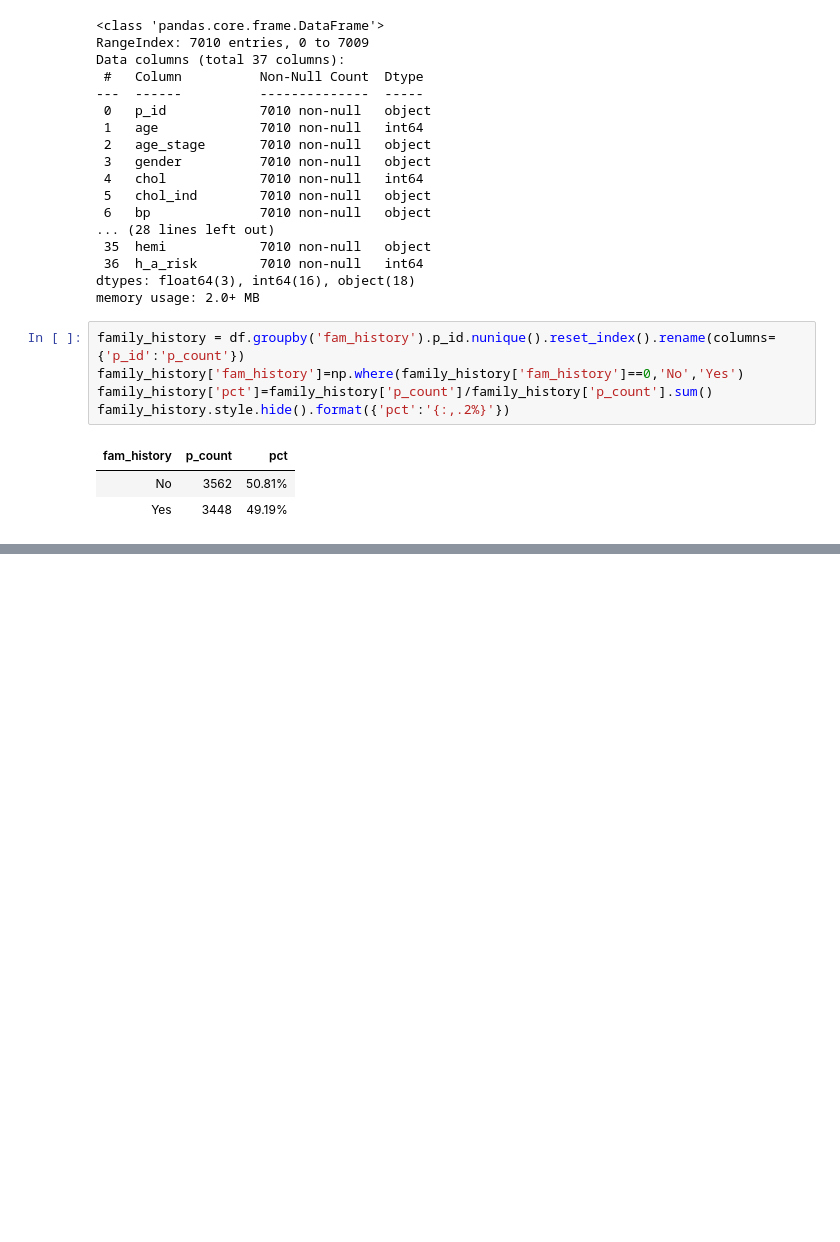
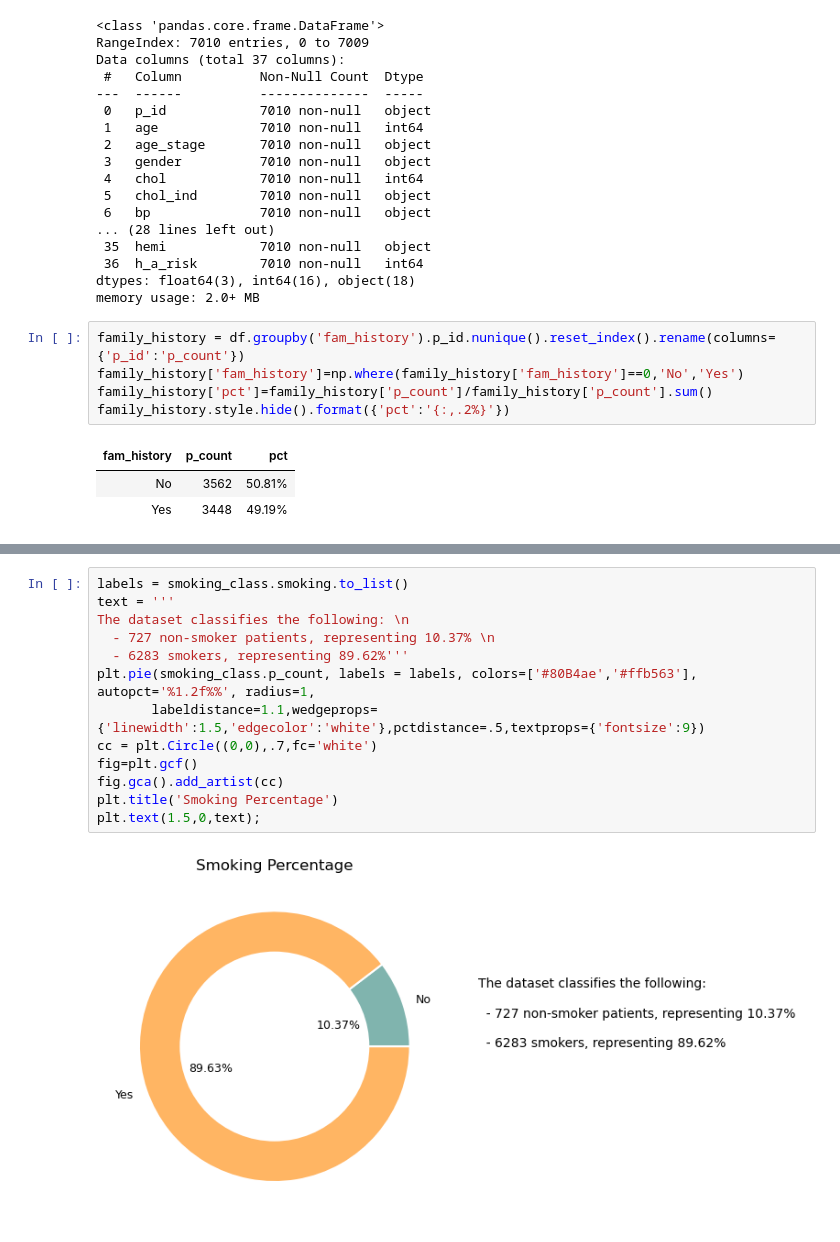
Before and after one commit to hend-a-ghafour/Heart_Attack_Risk_Analysis, a Jupyter notebook: Heart_Attack_Risk_Analysis.ipynb, the cells around one changed output, grey strips where cells are left out. Cells and saved outputs as stored; diff of their text form; blank space fills up the shorter version.

```diff
--- a/Heart_Attack_Risk_Analysis.ipynb
+++ b/Heart_Attack_Risk_Analysis.ipynb
@@ -699,0 +710,15 @@ plt.text(1.1,0,text);
+# %%
+labels = smoking_class.smoking.to_list()
+text = '''
+The dataset classifies the following: \n
+  - 727 non-smoker patients, representing 10.37% \n
+  - 6283 smokers, representing 89.62%'''
+plt.pie(smoking_class.p_count, labels = labels, colors=['#80B4ae','#ffb563'], autopct='%1.2f%%', radius=1,
+       labeldistance=1.1,wedgeprops={'linewidth':1.5,'edgecolor':'white'},pctdistance=.5,textprops={'fontsize':9})
+cc = plt.Circle((0,0),.7,fc='white')
+fig=plt.gcf()
+fig.gca().add_artist(cc)
+plt.title('Smoking Percentage')
+plt.text(1.5,0,text);
+# %% [output]
+[figure, added]
```
Also changed, not shown: parts of 4 cells of this notebook.
